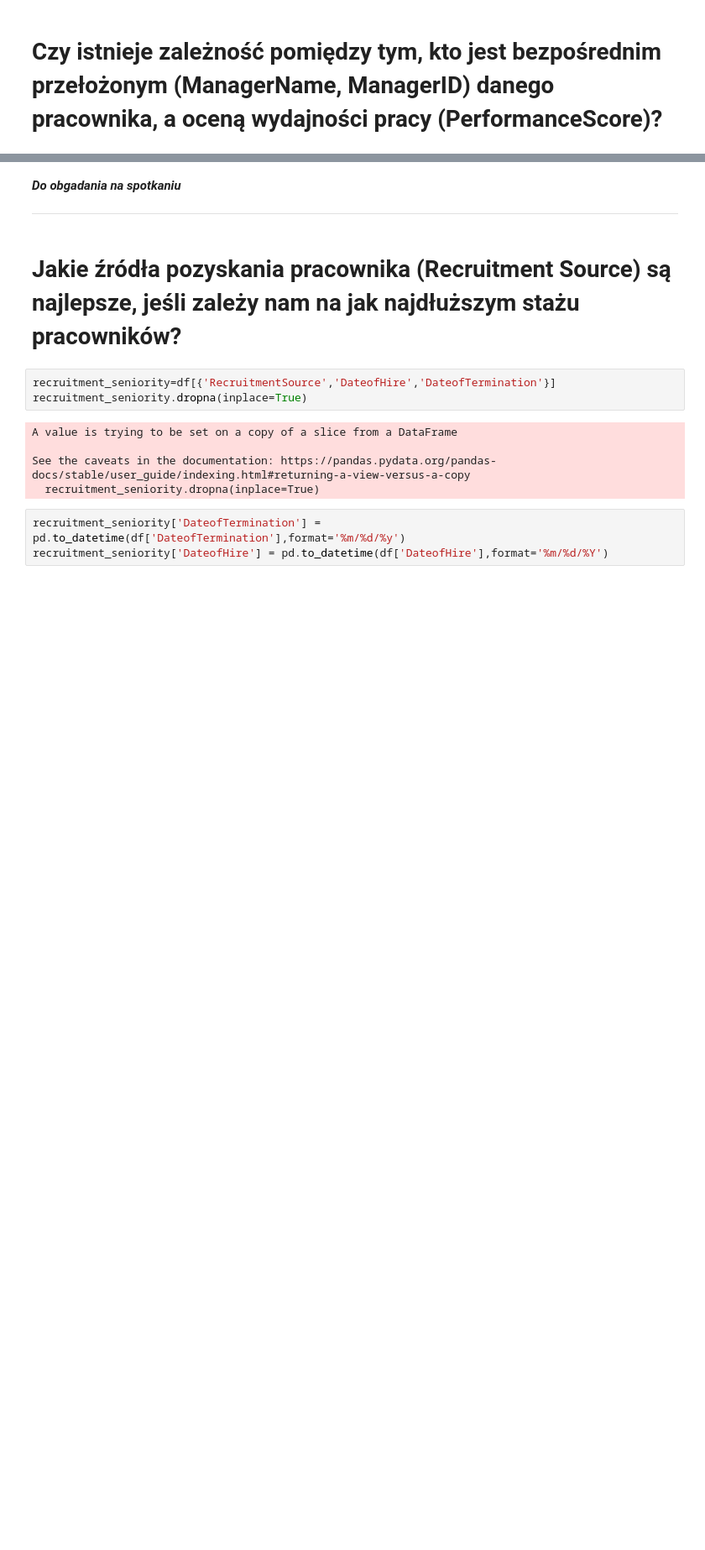
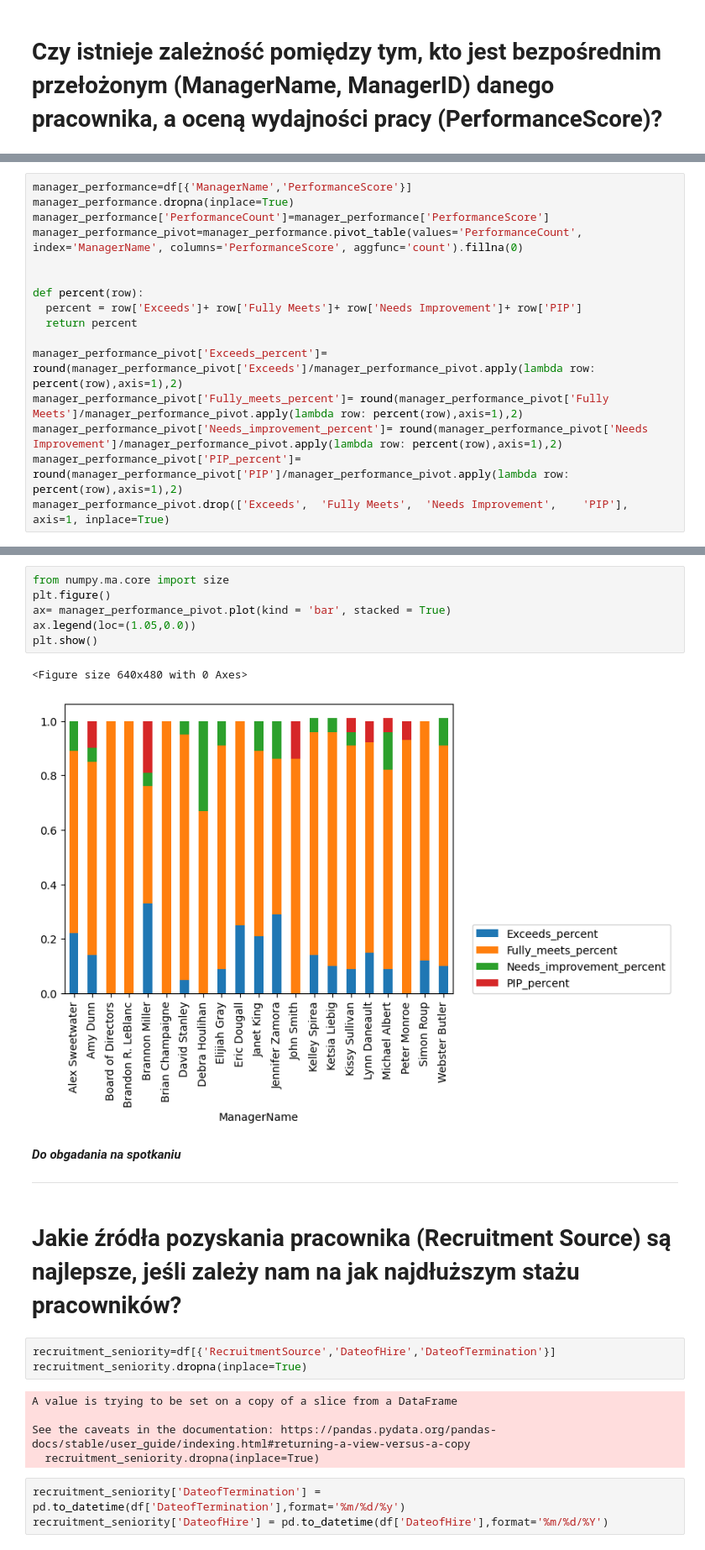
Before and after one commit to MarcinAn/analiza_danych, a Jupyter notebook: analiza_danych.ipynb, the cells around one changed output, grey strips where cells are left out. Shown at 84% size. Cells and saved outputs as stored; diff of their text form; blank space fills up the shorter version.

```diff
--- a/analiza_danych.ipynb
+++ b/analiza_danych.ipynb
@@ -41,0 +24,16 @@ plt.show()
+# %%
+manager_performance=df[{'ManagerName','PerformanceScore'}]
+manager_performance.dropna(inplace=True)
+manager_performance['PerformanceCount']=manager_performance['PerformanceScore']
+manager_performance_pivot=manager_performance.pivot_table(values='PerformanceCount', index='ManagerName', columns='PerformanceScore', aggfunc='count').fillna(0)
+
+
+def percent(row):
+  percent = row['Exceeds']+ row['Fully Meets']+ row['Needs Improvement']+ row['PIP']
+  return percent
+
+manager_performance_pivot['Exceeds_percent']= round(manager_performance_pivot['Exceeds']/manager_performance_pivot.apply(lambda row: percent(row),axis=1),2)
+manager_performance_pivot['Fully_meets_percent']= round(manager_performance_pivot['Fully Meets']/manager_performance_pivot.apply(lambda row: percent(row),axis=1),2)
+manager_performance_pivot['Needs_improvement_percent']= round(manager_performance_pivot['Needs Improvement']/manager_performance_pivot.apply(lambda row: percent(row),axis=1),2)
+manager_performance_pivot['PIP_percent']= round(manager_performance_pivot['PIP']/manager_performance_pivot.apply(lambda row: percent(row),axis=1),2)
+manager_performance_pivot.drop(['Exceeds',	'Fully Meets',	'Needs Improvement',	'PIP'], axis=1, inplace=True)
@@ -42,3 +50,12 @@ plt.show()
+# %%
+from numpy.ma.core import size
+plt.figure()
+ax= manager_performance_pivot.plot(kind = 'bar', stacked = True)
+ax.legend(loc=(1.05,0.0))
+plt.show()
+# %% [output]
+<Figure size 640x480 with 0 Axes>
+[figure, added]
 # %% [markdown]
 ***Do obgadania na spotkaniu***
 
```
Also changed, not shown: parts of 11 cells of this notebook.
